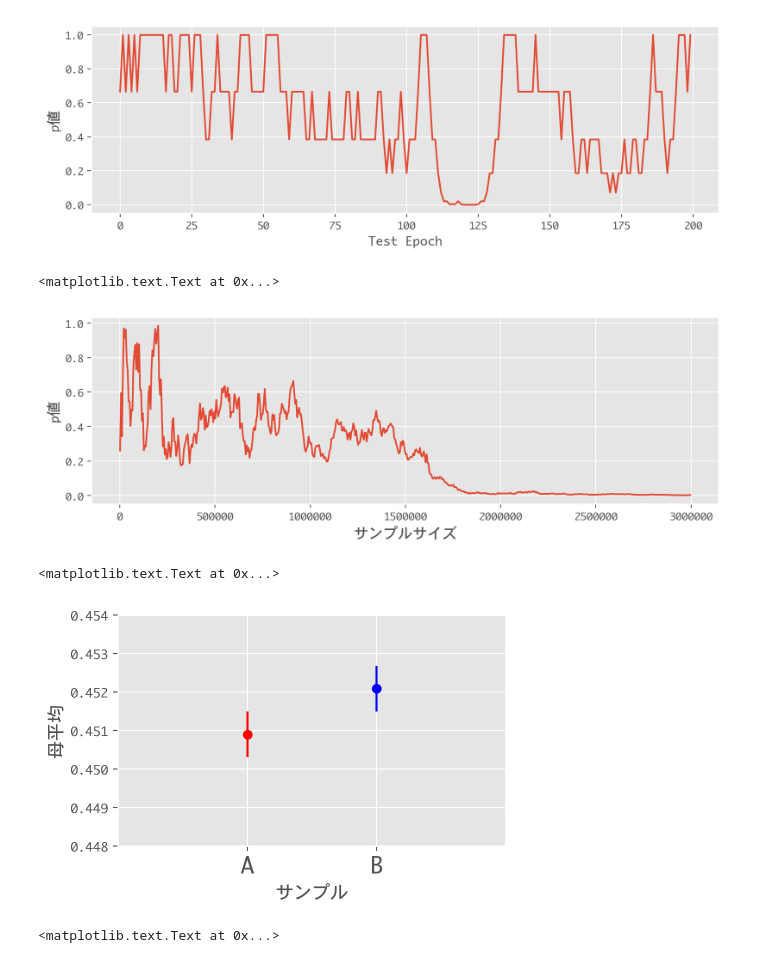
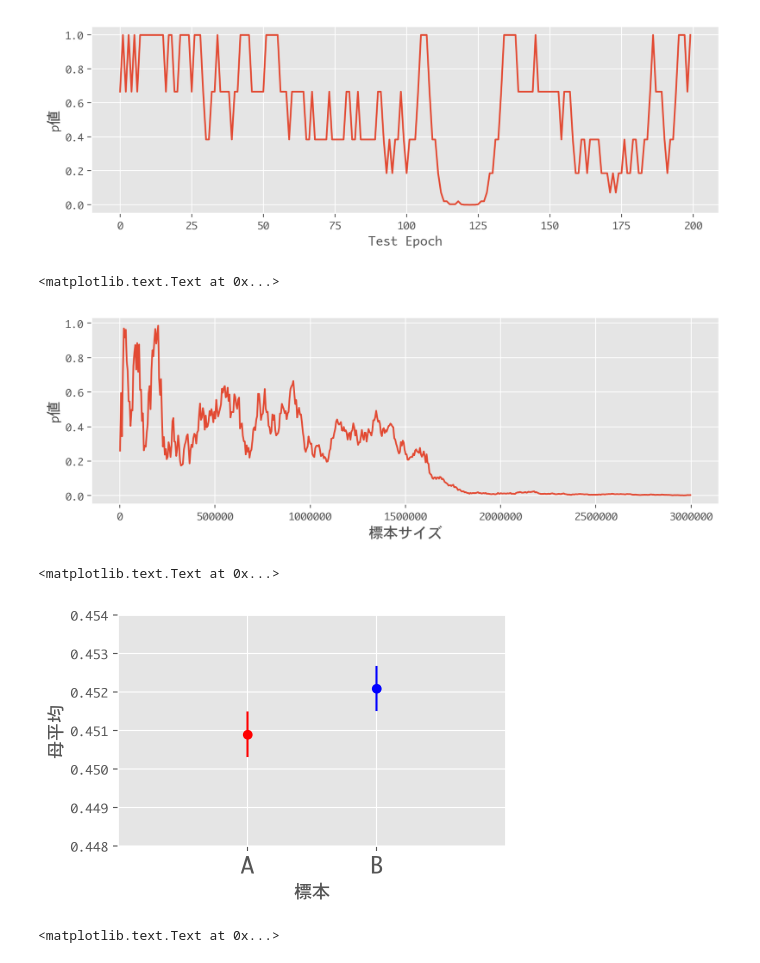
Before and after one commit to oreilly-japan/ml-at-work, a Jupyter notebook: chap06/hypothesis_testing.ipynb, the cells around one changed output. Drawn from its saved outputs; the diff is of its cells as text; code cells hidden in the pictures.

Commit message:
Update chap06 plots

```diff
--- a/chap06/hypothesis_testing.ipynb
+++ b/chap06/hypothesis_testing.ipynb
@@ -132,11 +132,11 @@ for sample_size in sample_sizes:
 # %%
 plt.figure(figsize=(10, 3))
 plt.plot(sample_sizes, p_values)
-plt.xlabel('サンプルサイズ')
+plt.xlabel('標本サイズ')
 plt.ylabel('p値')
 # %% [output]
 <matplotlib.text.Text at 0x...>
-[figure, old version]
+[figure, new version]
 # %%
 from statsmodels.stats.proportion import proportion_confint
 
@@ -152,11 +152,11 @@ plt.plot([2, 2], [b_lower, b_upper], 'b-')
 plt.ylim(0.448, 0.454)
 plt.xlim(0, 3)
 plt.xticks([1, 2], ['A','B'], fontsize=20)
-plt.xlabel('サンプル')
+plt.xlabel('標本')
 plt.ylabel('母平均')
 # %% [output]
 <matplotlib.text.Text at 0x...>
-[figure, old version]
+[figure, new version]
 # %%
 plt.figure(figsize=(5, 3))
 x = np.linspace(0, 150)
```
